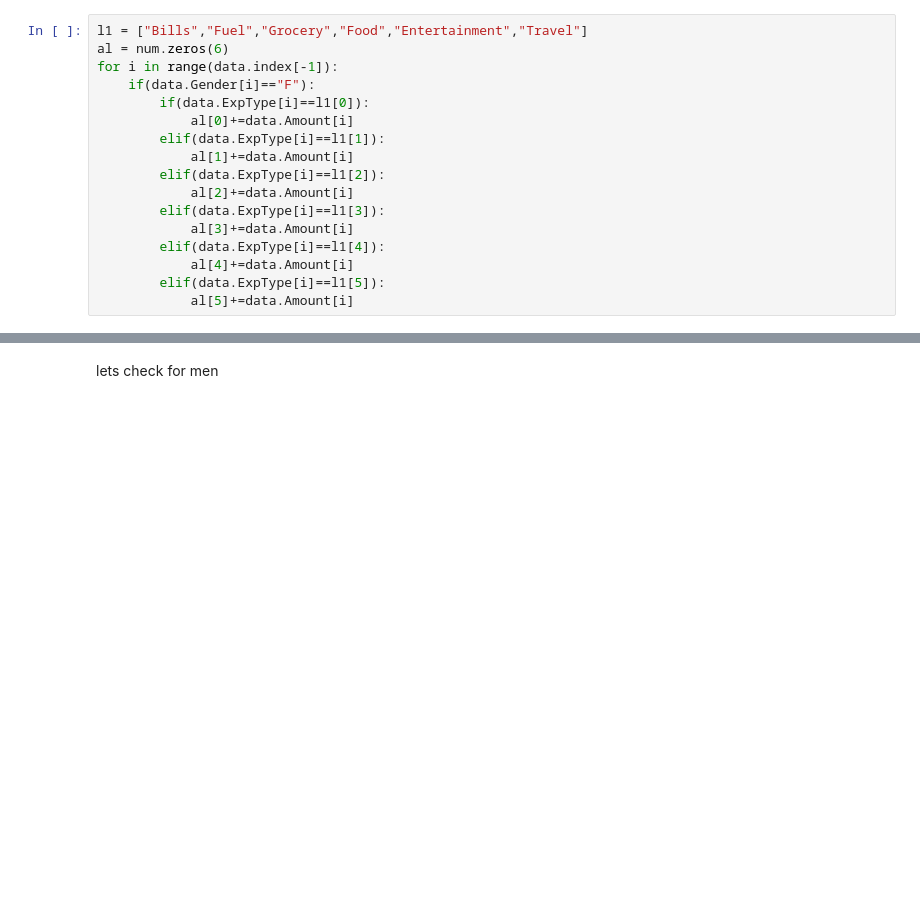
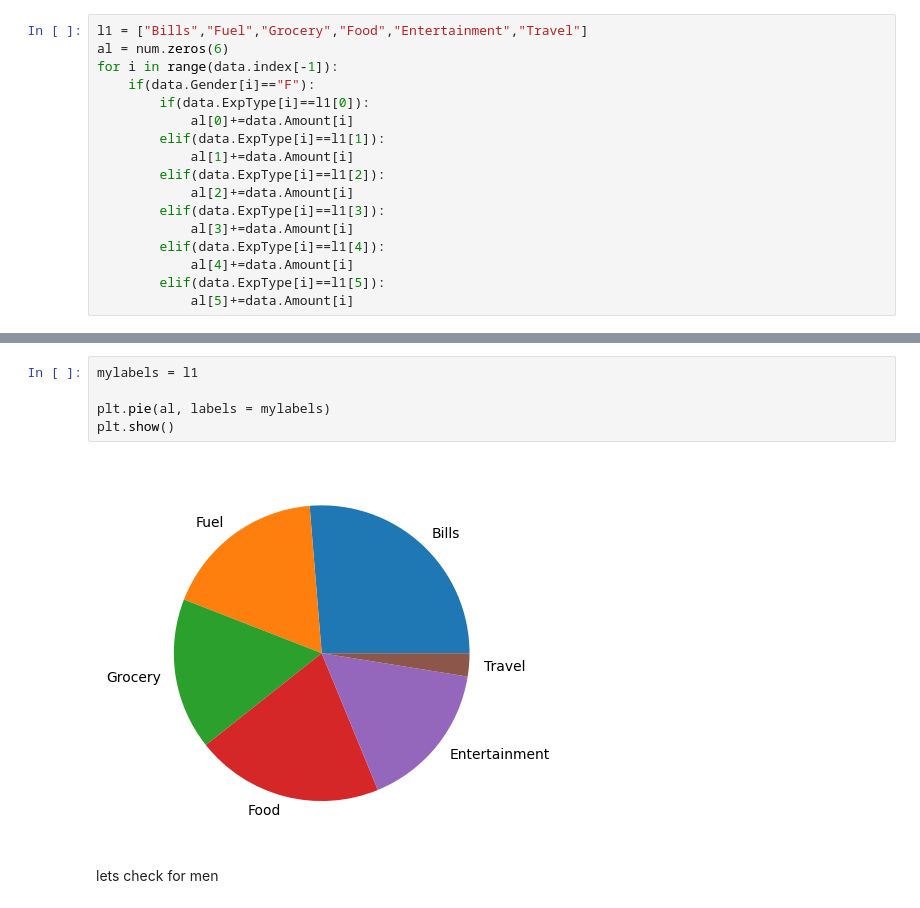
Before and after one commit to Dhruvch1244/Data-analysis-on-CreditCard-Spending-Habit-in-India, a Jupyter notebook: dataanalysis.ipynb, the cells around one changed output, grey strips where cells are left out. Drawn from its saved outputs; the diff is of its cells as text; blank space fills up the shorter version.

```diff
--- a/dataanalysis.ipynb
+++ b/dataanalysis.ipynb
@@ -197,3 +197,10 @@ plt.show()
+# %%
+mylabels = l1
+
+plt.pie(al, labels = mylabels)
+plt.show()
+# %% [output]
+[figure, added]
 # %% [markdown]
 lets check for men
 # %%
```
Also changed, not shown: parts of 3 cells of this notebook.
